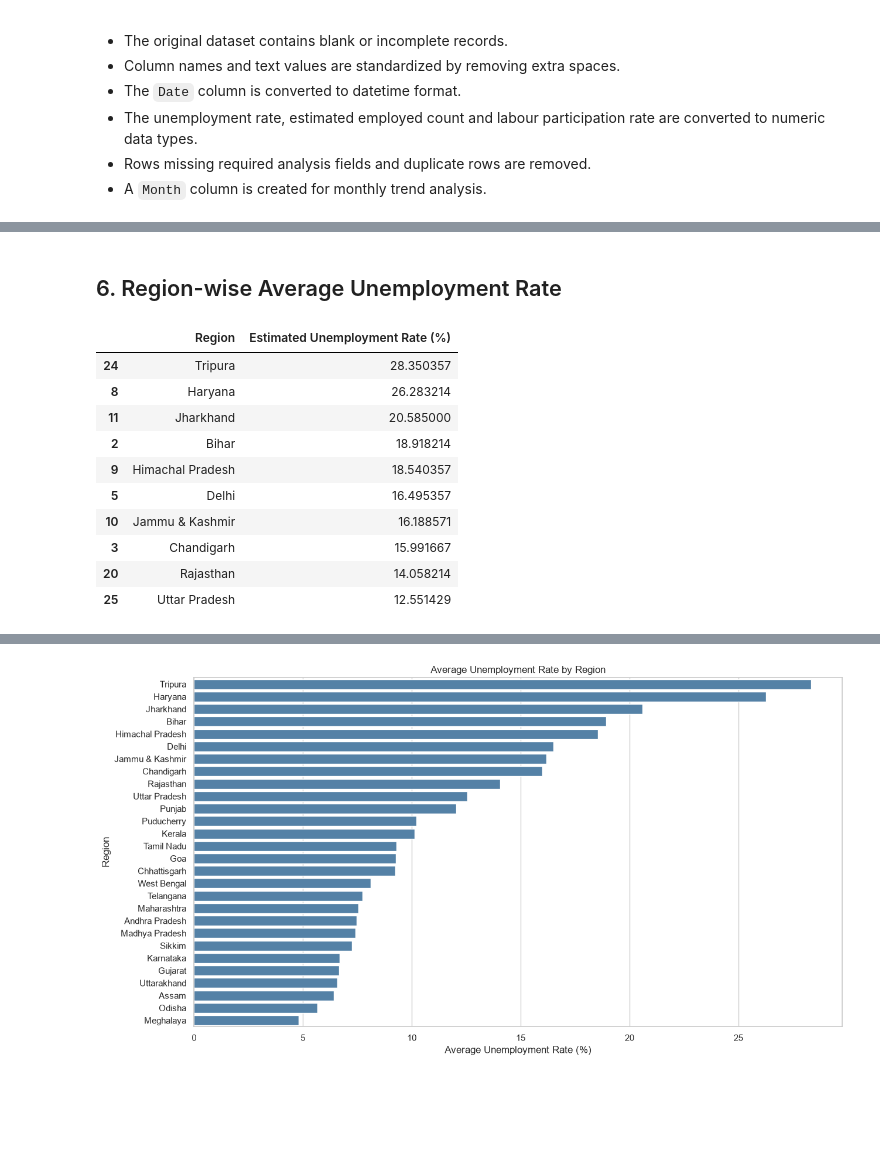
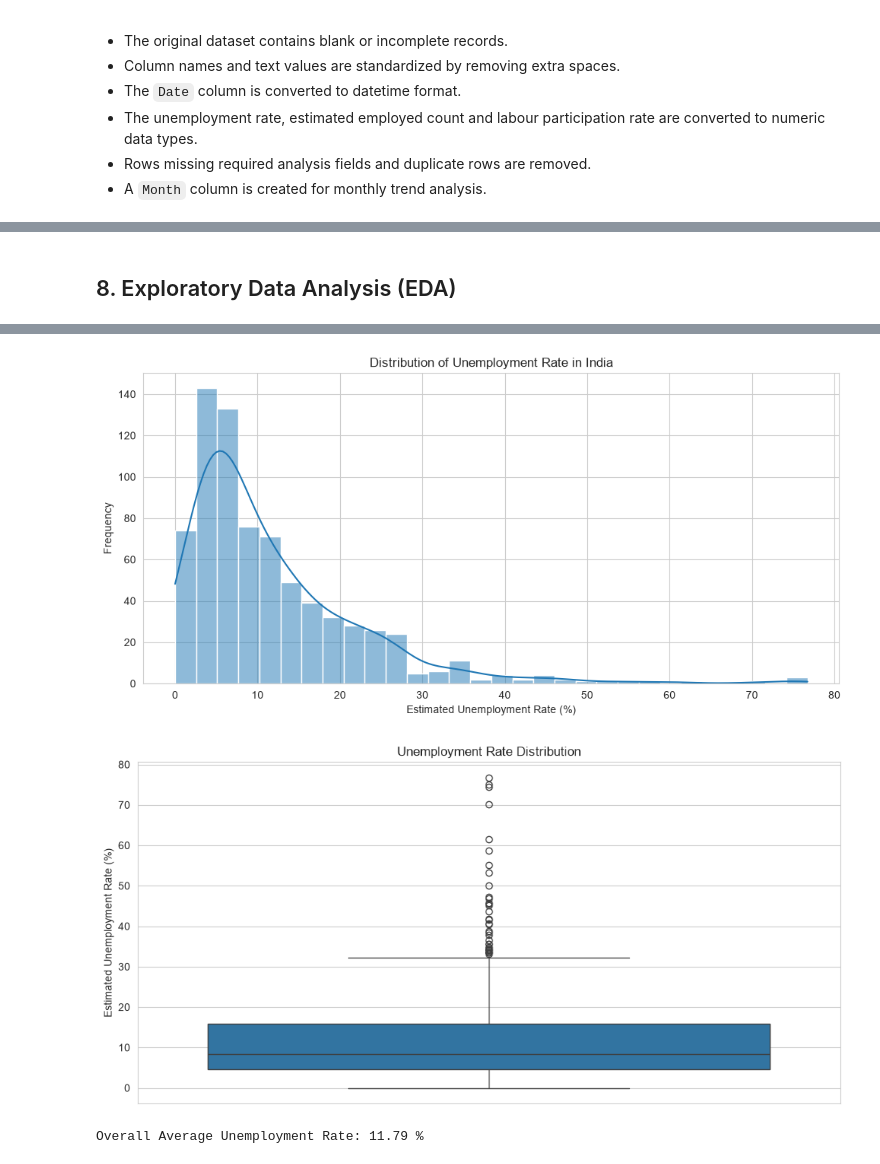
Before and after one commit to ChaudhariUtkarsh/2.Unemployment_Analysis, a Jupyter notebook: Unemployment_Analysis.ipynb, the cells around one changed output, grey strips where cells are left out. Drawn from its saved outputs; the diff is of its cells as text; code cells hidden in the pictures; blank space fills up the shorter version.

```diff
--- a/Unemployment_Analysis.ipynb
+++ b/Unemployment_Analysis.ipynb
@@ -178,0 +244,10 @@ Duplicate rows after cleaning:
+# %%
+# Create a monthly time feature and derive an estimated employment-rate metric.
+df["Month"] = df["Date"].dt.to_period("M").dt.to_timestamp()
+df["Estimated Employment Rate (%)"] = (df["Estimated Labour Participation Rate (%)"] * (1 - df["Estimated Unemployment Rate (%)"] / 100))
+print("Feature Engineering Completed!")
+
+display(df[["Date", "Month", "Estimated Unemployment Rate (%)", "Estimated Labour Participation Rate (%)", "Estimated Employment Rate (%)"]].head())
+print("\nUpdated Dataset Shape:", df.shape)
+print("\nUpdated Columns:")
+print(df.columns.tolist())
@@ -179,24 +266,24 @@ Duplicate rows after cleaning:
 # %% [markdown]
-## 6. Region-wise Average Unemployment Rate
+## 8. Exploratory Data Analysis (EDA)
 # %%
-region_avg = (df.groupby("Region", as_index=False)["Estimated Unemployment Rate (%)"].mean().sort_values("Estimated Unemployment Rate (%)", ascending=False))
-display(region_avg.head(10))
-plt.figure(figsize=(13, 7))
-sns.barplot(data=region_avg, x="Estimated Unemployment Rate (%)", y="Region", color="steelblue")
-plt.title("Average Unemployment Rate by Region")
-plt.xlabel("Average Unemployment Rate (%)")
-plt.ylabel("Region")
+# Explore the unemployment-rate distribution using summary statistics, a histogram, and a boxplot.
+print("Number of Regions:", df["Region"].nunique())
+print("Date Range:", df["Date"].min(), "to", df["Date"].max())
+
+plt.figure(figsize=(10, 5))
+sns.histplot(df["Estimated Unemployment Rate (%)"], bins=30, kde=True)
+plt.title("Distribution of Unemployment Rate in India")
+plt.xlabel("Estimated Unemployment Rate (%)")
+plt.ylabel("Frequency")
 plt.tight_layout()
 plt.show()
+
+plt.figure(figsize=(10, 5))
+sns.boxplot(y=df["Estimated Unemployment Rate (%)"])
+plt.title("Unemployment Rate Distribution")
+plt.ylabel("Estimated Unemployment Rate (%)")
+plt.tight_layout()
+plt.show()
+
+print("Overall Average Unemployment Rate:", round(df["Estimated Unemployment Rate (%)"].mean(), 2), "%")
 # %% [output]
-|  | Region | Estimated Unemployment Rate (%) |
-| 24 | Tripura | 28.350357 |
-| 8 | Haryana | 26.283214 |
-| 11 | Jharkhand | 20.585000 |
-| 2 | Bihar | 18.918214 |
-| 9 | Himachal Pradesh | 18.540357 |
-| 5 | Delhi | 16.495357 |
-| 10 | Jammu & Kashmir | 16.188571 |
-| 3 | Chandigarh | 15.991667 |
-| 20 | Rajasthan | 14.058214 |
-| 25 | Uttar Pradesh | 12.551429 |
@@ -203,2 +292,4 @@ plt.show()
-[figure, old version]
+[figure, new version]
+[figure, added]
+Overall Average Unemployment Rate: 11.79 %
 # %% [markdown]
```
Also changed, not shown: parts of 48 cells of this notebook, 3 other files.
